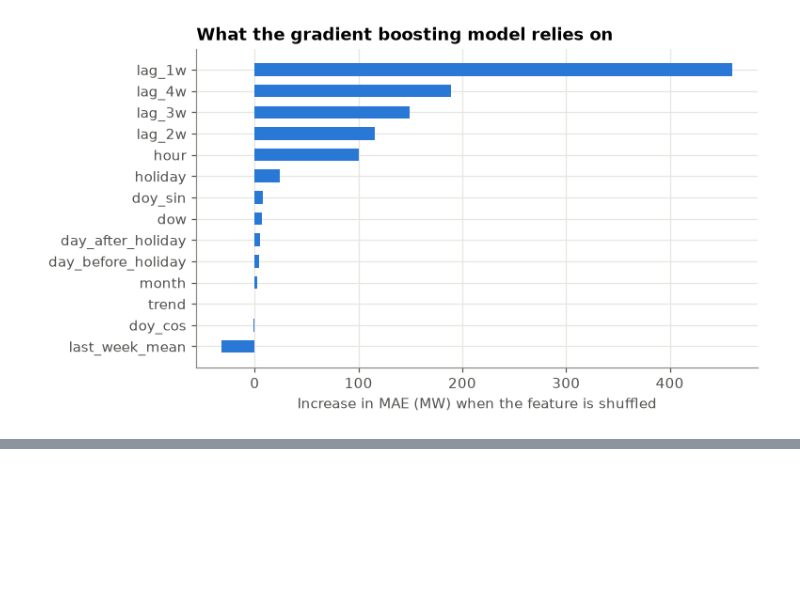
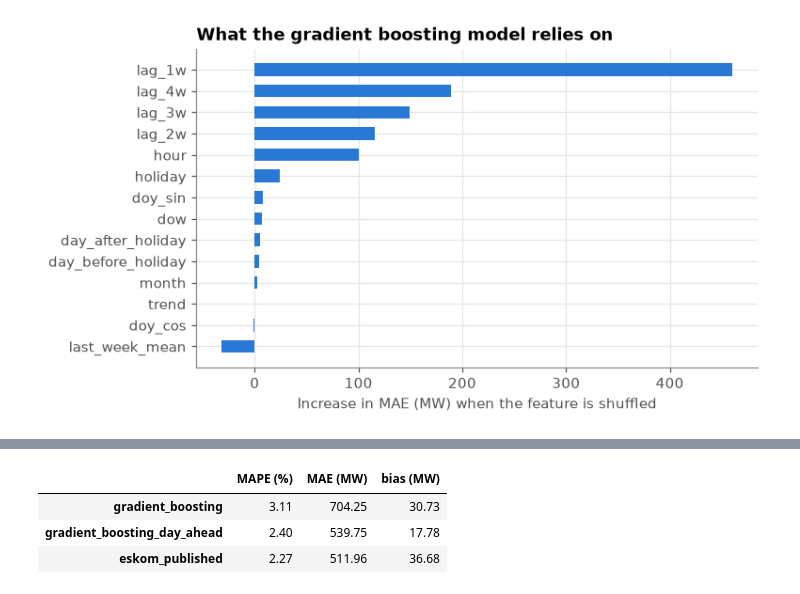
Before and after one commit to vusumuzinkosi/eskom-demand-forecasting, a Jupyter notebook: notebooks/03_model.ipynb, the cells around one changed output, grey strips where cells are left out. Drawn from its saved outputs; the diff is of its cells as text; code cells hidden in the pictures; blank space fills up the shorter version.

```diff
--- a/notebooks/03_model.ipynb
+++ b/notebooks/03_model.ipynb
@@ -178,0 +194,21 @@ plt.show()
+# %%
+X_all["lag_1d"] = y.shift(24).reindex(X_all.index).values
+X_all["lag_2d"] = y.shift(48).reindex(X_all.index).values
+FEATS_DA = FEATS + ["lag_1d", "lag_2d"]
+pred_da = []
+for i, origin in enumerate(origins):
+    week = pd.date_range(origin, periods=168, freq="h")
+    if i % RETRAIN_EVERY == 0:
+        train_idx = X_all.index[(X_all.index < origin) & X_all[FEATS_DA].notna().all(axis=1)]
+        hgb_da = HistGradientBoostingRegressor(max_iter=400, learning_rate=0.05, max_leaf_nodes=31,
+                                               categorical_features=[FEATS_DA.index("dow")], random_state=42)
+        hgb_da.fit(X_all.loc[train_idx, FEATS_DA], y.loc[train_idx])
+    # each day in the week only uses demand up to the end of the previous day (lag_1d), which is known by then
+    pred_da.append(pd.Series(hgb_da.predict(X_all.loc[week, FEATS_DA]), index=week))
+forecasts["gradient_boosting_day_ahead"] = pd.concat(pred_da)
+scores(forecasts, ["gradient_boosting", "gradient_boosting_day_ahead", "eskom_published"])
+# %% [output]
+|  | MAPE (%) | MAE (MW) | bias (MW) |
+| gradient_boosting | 3.11 | 704.25 | 30.73 |
+| gradient_boosting_day_ahead | 2.40 | 539.75 | 17.78 |
+| eskom_published | 2.27 | 511.96 | 36.68 |
```
Also changed, not shown: parts of 8 cells of this notebook, 3 other files.
